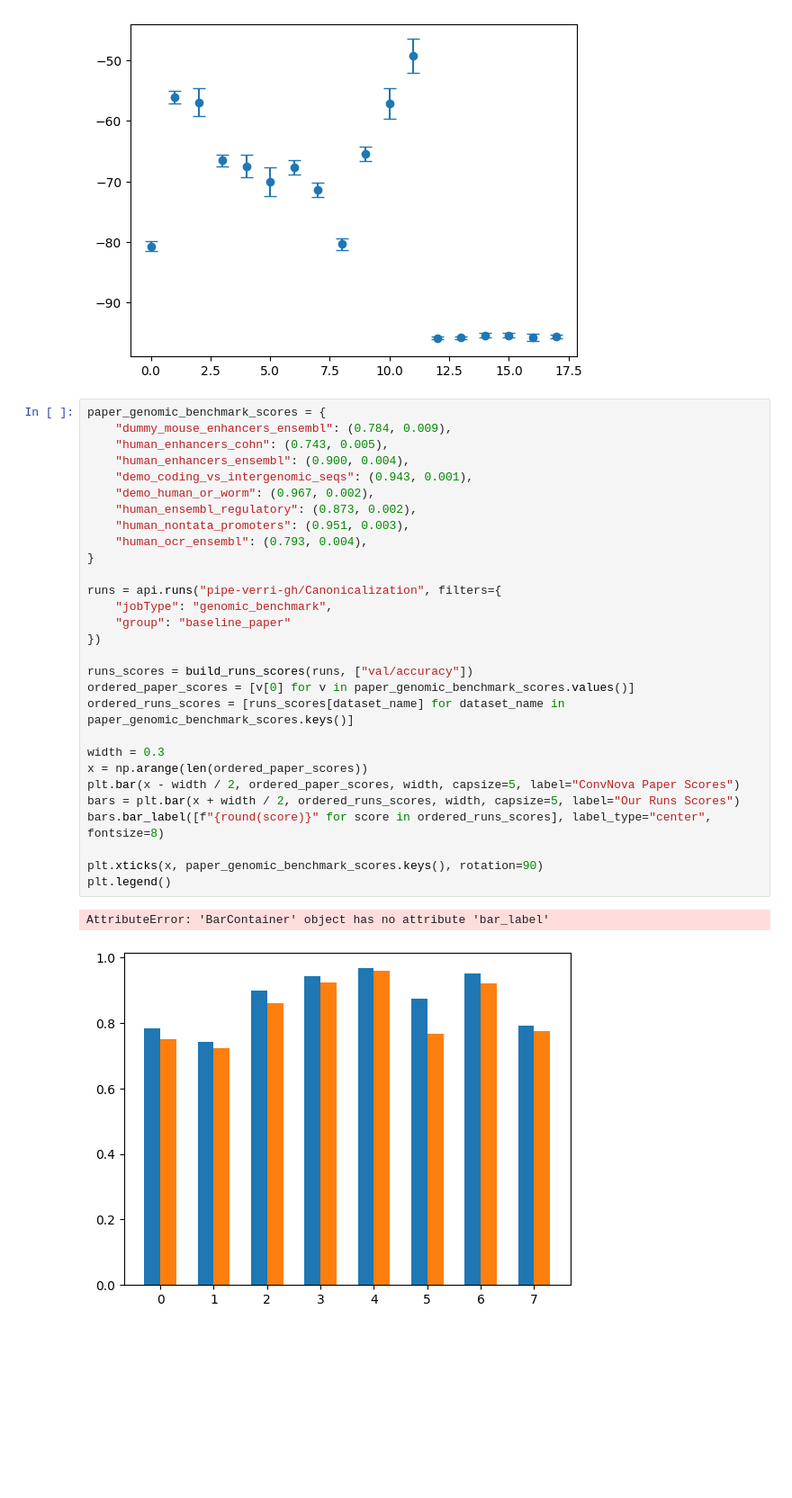
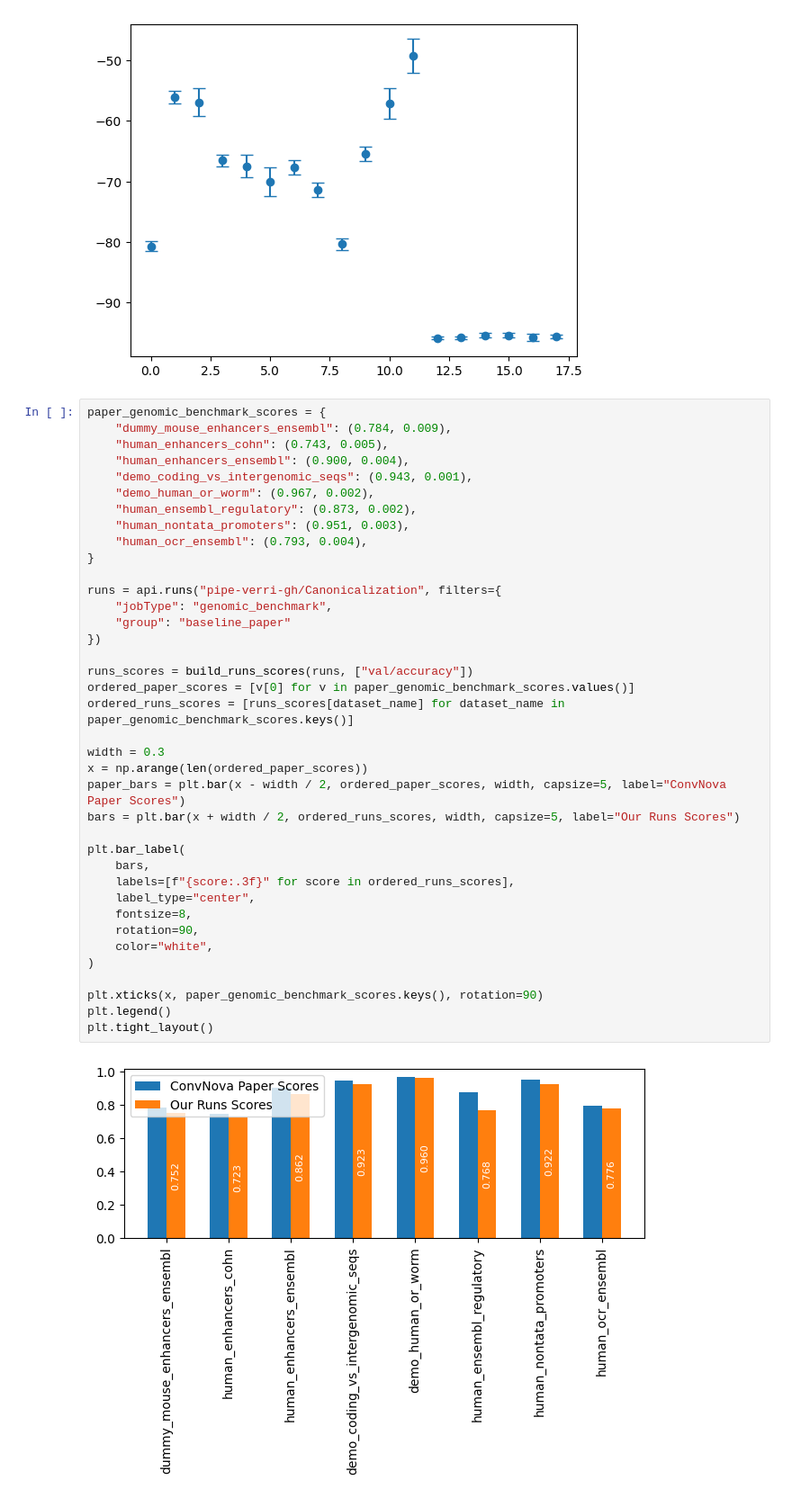
Before and after one commit to PipeVerri/Canonicalization, a Jupyter notebook: convnova/notebooks/wandb_analysis/check_paper_reproduction.ipynb, the cells around one changed output. Shown at 90% size. Cells and saved outputs as stored; diff of their text form; blank space fills up the shorter version.

```diff
--- a/convnova/notebooks/wandb_analysis/check_paper_reproduction.ipynb
+++ b/convnova/notebooks/wandb_analysis/check_paper_reproduction.ipynb
@@ -63,32 +63,40 @@ plt.errorbar(
 # %%
 paper_genomic_benchmark_scores = {
     "dummy_mouse_enhancers_ensembl": (0.784, 0.009),
     "human_enhancers_cohn": (0.743, 0.005),
     "human_enhancers_ensembl": (0.900, 0.004),
     "demo_coding_vs_intergenomic_seqs": (0.943, 0.001),
     "demo_human_or_worm": (0.967, 0.002),
     "human_ensembl_regulatory": (0.873, 0.002),
     "human_nontata_promoters": (0.951, 0.003),
     "human_ocr_ensembl": (0.793, 0.004),
 }
 
 runs = api.runs("pipe-verri-gh/Canonicalization", filters={
     "jobType": "genomic_benchmark",
     "group": "baseline_paper"
 })
 
 runs_scores = build_runs_scores(runs, ["val/accuracy"])
 ordered_paper_scores = [v[0] for v in paper_genomic_benchmark_scores.values()]
 ordered_runs_scores = [runs_scores[dataset_name] for dataset_name in paper_genomic_benchmark_scores.keys()]
 
 width = 0.3
 x = np.arange(len(ordered_paper_scores))
-plt.bar(x - width / 2, ordered_paper_scores, width, capsize=5, label="ConvNova Paper Scores")
+paper_bars = plt.bar(x - width / 2, ordered_paper_scores, width, capsize=5, label="ConvNova Paper Scores")
 bars = plt.bar(x + width / 2, ordered_runs_scores, width, capsize=5, label="Our Runs Scores")
-bars.bar_label([f"{round(score)}" for score in ordered_runs_scores], label_type="center", fontsize=8)
+
+plt.bar_label(
+    bars,
+    labels=[f"{score:.3f}" for score in ordered_runs_scores],
+    label_type="center",
+    fontsize=8,
+    rotation=90,
+    color="white",
+)
 
 plt.xticks(x, paper_genomic_benchmark_scores.keys(), rotation=90)
 plt.legend()
+plt.tight_layout()
 # %% [output]
-AttributeError: 'BarContainer' object has no attribute 'bar_label'
-[figure, old version]
+[figure, new version]
```
Also changed, not shown: 14 other files.
